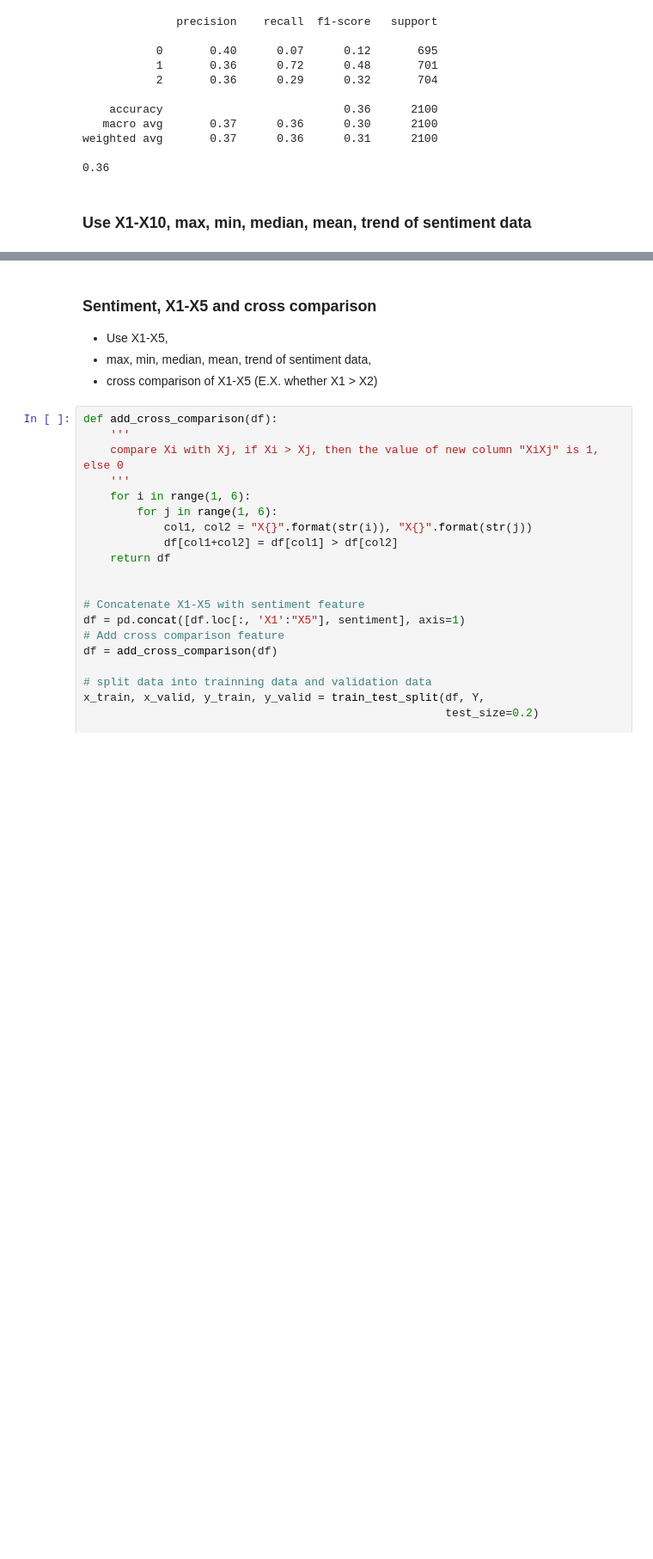
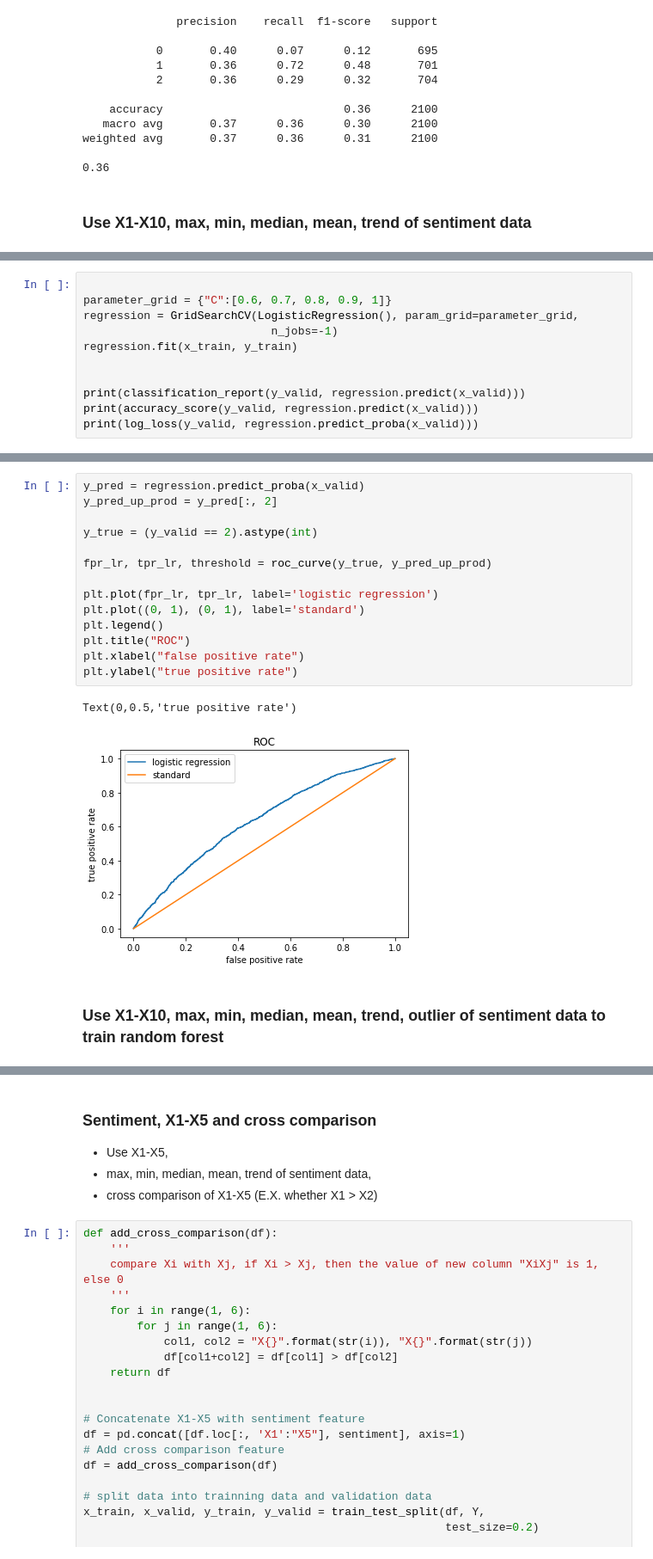
Before and after one commit to PosterStevens/Bitcoin-Direction-Prediction, a Jupyter notebook: base_model.ipynb, the cells around one changed output, grey strips where cells are left out. Shown at 86% size. Cells and saved outputs as stored; diff of their text form; blank space fills up the shorter version.

```diff
--- a/base_model.ipynb
+++ b/base_model.ipynb
@@ -164,0 +210,11 @@ NameError: name 'a' is not defined
+# %%
+
+parameter_grid = {"C":[0.6, 0.7, 0.8, 0.9, 1]}
+regression = GridSearchCV(LogisticRegression(), param_grid=parameter_grid,
+                            n_jobs=-1)
+regression.fit(x_train, y_train)
+
+
+print(classification_report(y_valid, regression.predict(x_valid)))
+print(accuracy_score(y_valid, regression.predict(x_valid)))
+print(log_loss(y_valid, regression.predict_proba(x_valid)))
@@ -165 +241,20 @@ NameError: name 'a' is not defined
+# %%
+y_pred = regression.predict_proba(x_valid)
+y_pred_up_prod = y_pred[:, 2]
+
+y_true = (y_valid == 2).astype(int)
+
+fpr_lr, tpr_lr, threshold = roc_curve(y_true, y_pred_up_prod)
+
+plt.plot(fpr_lr, tpr_lr, label='logistic regression')
+plt.plot((0, 1), (0, 1), label='standard')
+plt.legend()
+plt.title("ROC")
+plt.xlabel("false positive rate")
+plt.ylabel("true positive rate")
+# %% [output]
+Text(0,0.5,'true positive rate')
+[figure, added]
+# %% [markdown]
+### Use X1-X10, max, min, median, mean, trend, outlier of sentiment data to train random forest
 # %%
```
Also changed, not shown: parts of 18 cells of this notebook.
